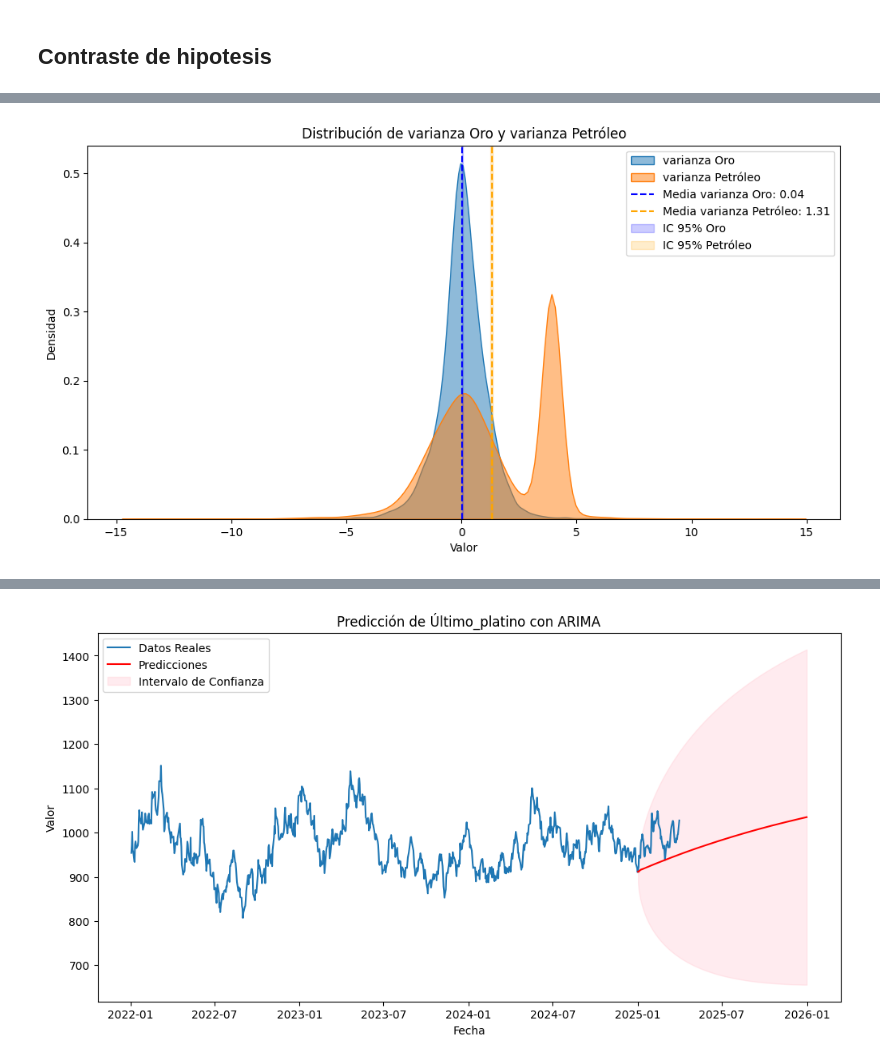
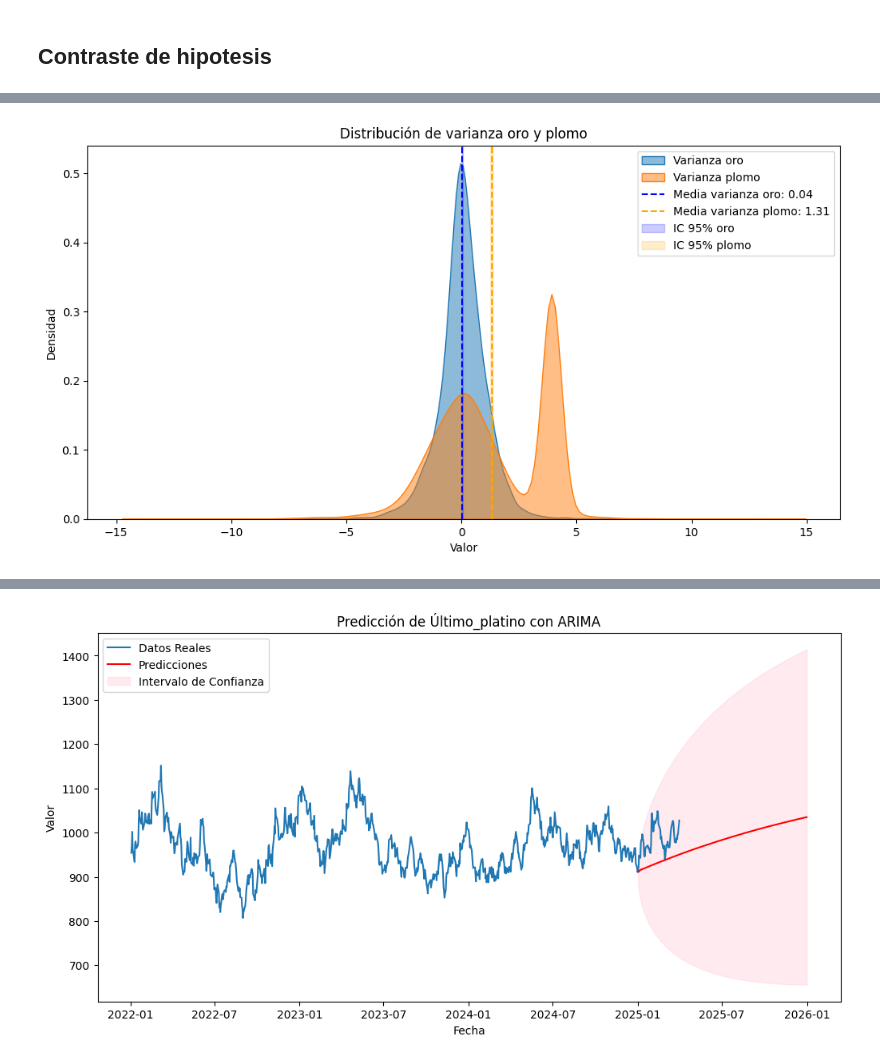
Before and after one commit to lidiaAV/Proyecto1, a Jupyter notebook: notebook_limpio.ipynb, the cells around one changed output, grey strips where cells are left out. Saved outputs shown, nothing was run; the diff lists cells and outputs as text; code cells hidden in the pictures.

```diff
--- a/notebook_limpio.ipynb
+++ b/notebook_limpio.ipynb
@@ -112,7 +120,7 @@ def quitar_datos_casi_vacios(df):
     # Contar el número de valores no nulos en cada fila
     conteo_no_nulos = df_vacios.notnull().sum(axis=1)
     # Filtrar las filas donde el conteo de valores no nulos es menor que 15 ya que hay 5 columnas por cada materia y si hay menos datos de 15 ha de ser festivo o un dato que no nos interese ya que no tiene valores suficientes.
-    df_vacios = df_vacios[conteo_no_nulos > 20]
+    df_vacios = df_vacios[conteo_no_nulos > 17]
     #reestablecer el indice
     df_vacios=df_vacios.reset_index(drop=True)
     return df_vacios
@@ -409,53 +427,57 @@ Vemos la lista de las materias que estan mas correlacionadas:
 # %% [markdown]
 ## Contraste de hipotesis
 # %%
-# Importar librerías necesarias
+def realizar_contraste_hipotesis(df):
 
-# Seleccionar las columnas de interés
-oro = df_limpio['% var._oro']
-plomo = df_limpio['% var._plomo']
+    materia1 = input("Introduce la primera materia prima (por ejemplo, 'oro'): ").strip()
+    materia2 = input("Introduce la segunda materia prima (por ejemplo, 'plomo'): ").strip()
+    # Seleccionar las columnas de interés
+    var1 = df[f'% var._{materia1}']
+    var2 = df[f'% var._{materia2}']
 
-# Contraste de hipótesis
-# H0: Último_oro tiene un comportamiento diferente que Último_plomo
-# H1: Último_oro y Último_plomo tienen el mismo comportamiento
-stat, p_value = ttest_ind(oro, plomo, equal_var=False)
+    # Contraste de hipótesis
+    # H0: Las dos materias tienen el mismo comportamiento
+    # H1: Las dos materias tienen comportamientos diferentes
+    stat, p_value = ttest_ind(var1, var2, equal_var=False)
 
-# Imprimir resultados del contraste
-print(f"Estadístico t: {stat}")
-print(f"Valor p: {p_value}")
-if p_value < 0.05:
-    print("Rechazamos H0: Los comportamientos son diferentes.")
-else:
-    print("No podemos rechazar H0: Los comportamientos son iguales.")
+    # Imprimir resultados del contraste
+    print(f"Estadístico t: {stat}")
+    print(f"Valor p: {p_value}")
+    if p_value < 0.05:
+        print(f"Rechazamos H0: Los comportamientos de {materia1} y {materia2} son diferentes.")
+    else:
+        print(f"No podemos rechazar H0: Los comportamientos de {materia1} y {materia2} son iguales.")
 
-# Calcular medias e intervalos de confianza
-mean_oro = oro.mean()
-mean_plomo = plomo.mean()
-ci_oro = norm.interval(0.95, loc=mean_oro, scale=oro.std()/len(oro)**0.5)
-ci_plomo = norm.interval(0.95, loc=mean_plomo, scale=plomo.std()/len(plomo)**0.5)
+    # Calcular medias e intervalos de confianza
+    mean_var1 = var1.mean()
+    mean_var2 = var2.mean()
+    ci_var1 = norm.interval(0.95, loc=mean_var1, scale=var1.std()/len(var1)**0.5)
+    ci_var2 = norm.interval(0.95, loc=mean_var2, scale=var2.std()/len(var2)**0.5)
 
-print(f"Media Oro: {mean_oro}, Intervalo de confianza: {ci_oro}")
-print(f"Media Plomo: {mean_plomo}, Intervalo de confianza: {ci_plomo}")
+    print(f"Media {materia1}: {mean_var1}, Intervalo de confianza: {ci_var1}")
+    print(f"Media {materia2}: {mean_var2}, Intervalo de confianza: {ci_var2}")
 
-# Gráfico de distribución
-plt.figure(figsize=(12, 6))
-sns.kdeplot(oro, label='varianza Oro', fill=True, alpha=0.5)
-sns.kdeplot(petroleo, label='varianza Plomo', fill=True, alpha=0.5)
+    # Gráfico de distribución
+    plt.figure(figsize=(12, 6))
+    sns.kdeplot(var1, label=f'Varianza {materia1}', fill=True, alpha=0.5)
+    sns.kdeplot(var2, label=f'Varianza {materia2}', fill=True, alpha=0.5)
 
-# Añadir líneas de medias
-plt.axvline(mean_oro, color='blue', linestyle='--', label=f'Media varianza Oro: {mean_oro:.2f}')
-plt.axvline(mean_plomo, color='orange', linestyle='--', label=f'Media varianza Plomo: {mean_plomo:.2f}')
+    # Añadir líneas de medias
+    plt.axvline(mean_var1, color='blue', linestyle='--', label=f'Media varianza {materia1}: {mean_var1:.2f}')
+    plt.axvline(mean_var2, color='orange', linestyle='--', label=f'Media varianza {materia2}: {mean_var2:.2f}')
 
-# Añadir intervalos de confianza
-plt.axvspan(ci_oro[0], ci_oro[1], color='blue', alpha=0.2, label='IC 95% Oro')
-plt.axvspan(ci_plomo[0], ci_plomo[1], color='orange', alpha=0.2, label='IC 95% Plomo')
+    # Añadir intervalos de confianza
+    plt.axvspan(ci_var1[0], ci_var1[1], color='blue', alpha=0.2, label=f'IC 95% {materia1}')
+    plt.axvspan(ci_var2[0], ci_var2[1], color='orange', alpha=0.2, label=f'IC 95% {materia2}')
 
-# Configurar el gráfico
-plt.title('Distribución de varianza Oro y varianza Plomo')
-plt.xlabel('Valor')
-plt.ylabel('Densidad')
-plt.legend()
-plt.show()
+    # Configurar el gráfico
+    plt.title(f'Distribución de varianza {materia1} y {materia2}')
+    plt.xlabel('Valor')
+    plt.ylabel('Densidad')
+    plt.legend()
+    plt.show()
+
+realizar_contraste_hipotesis(df_limpio)
 # %% [output]
 Estadístico t: -38.81545857495413
 Valor p: 6.115970152409334e-305
@@ -465 +487 @@ Media Petróleo: 1.313469827586207, Intervalo de confianza: (np.float64(1.255028
-[figure, old version]
+[figure, new version]
```
Also changed, not shown: parts of 14 cells of this notebook, 7 other files.
